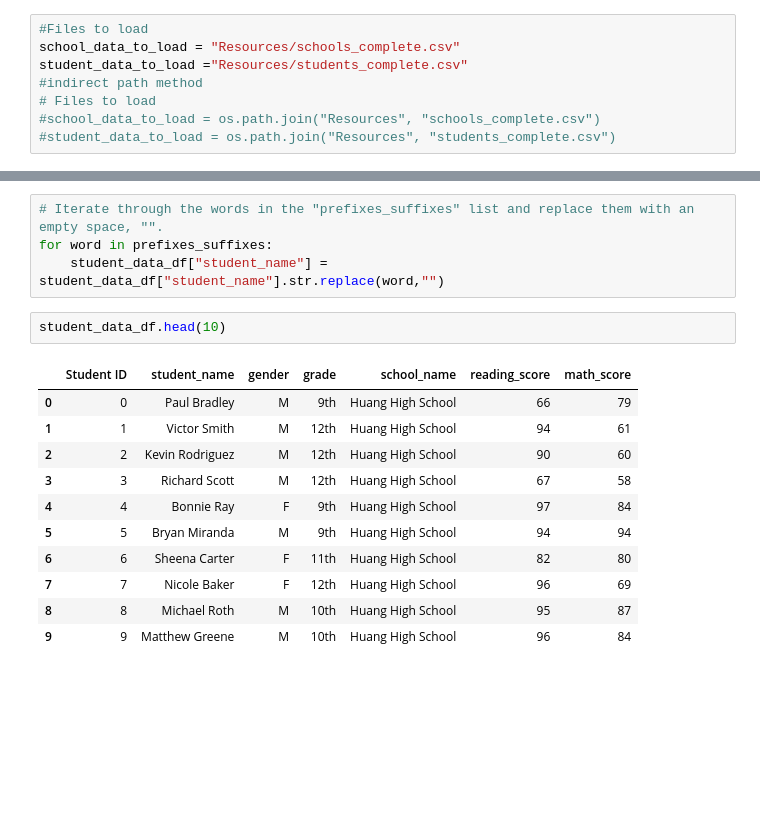
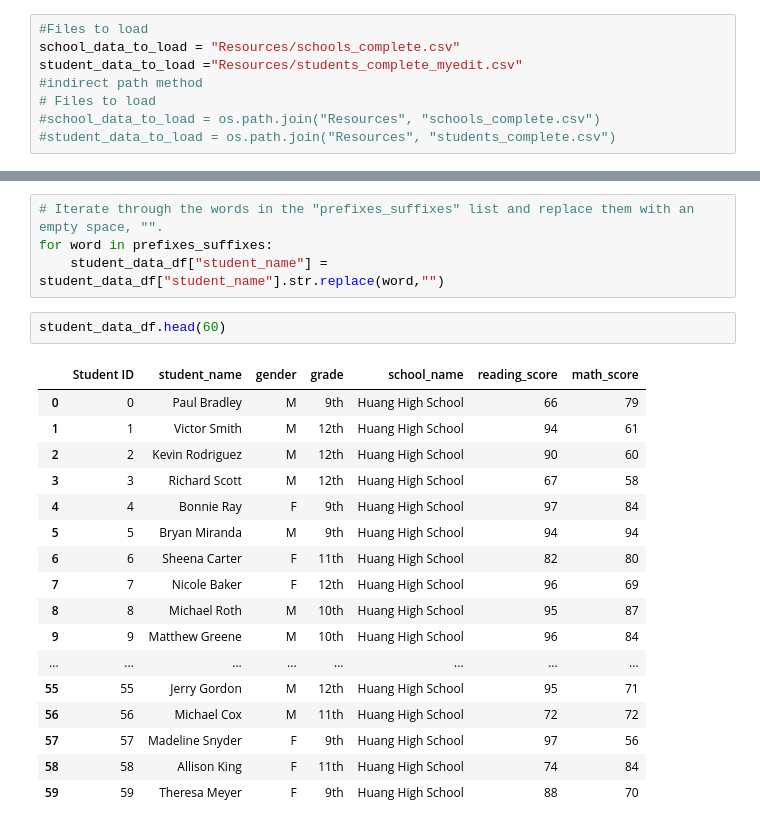
Before and after one commit to Ariannatopbjerg/School_District_Analysis, a Jupyter notebook: PyCitySchools.ipynb, the cells around one changed output, grey strips where cells are left out. Saved outputs shown, nothing was run; the diff lists cells and outputs as text; blank space fills up the shorter version.

```diff
--- a/PyCitySchools.ipynb
+++ b/PyCitySchools.ipynb
@@ -8,7 +8,7 @@ import os
 # %%
 #Files to load
 school_data_to_load = "Resources/schools_complete.csv"
-student_data_to_load ="Resources/students_complete.csv"
+student_data_to_load ="Resources/students_complete_myedit.csv"
 #indirect path method
 # Files to load
 #school_data_to_load = os.path.join("Resources", "schools_complete.csv")
@@ -146,16 +148,22 @@ prefixes_suffixes = ["Dr. ", "Mr. ","Ms. ", "Mrs. ", "Miss ",
 for word in prefixes_suffixes:
     student_data_df["student_name"] = student_data_df["student_name"].str.replace(word,"")
 # %%
-student_data_df.head(10)
+student_data_df.head(60)
 # %% [output]
 |  | Student ID | student_name | gender | grade | school_name | reading_score | math_score |
 | 0 | 0 | Paul Bradley | M | 9th | Huang High School | 66 | 79 |
 | 1 | 1 | Victor Smith | M | 12th | Huang High School | 94 | 61 |
 | 2 | 2 | Kevin Rodriguez | M | 12th | Huang High School | 90 | 60 |
 | 3 | 3 | Richard Scott | M | 12th | Huang High School | 67 | 58 |
 | 4 | 4 | Bonnie Ray | F | 9th | Huang High School | 97 | 84 |
 | 5 | 5 | Bryan Miranda | M | 9th | Huang High School | 94 | 94 |
 | 6 | 6 | Sheena Carter | F | 11th | Huang High School | 82 | 80 |
 | 7 | 7 | Nicole Baker | F | 12th | Huang High School | 96 | 69 |
 | 8 | 8 | Michael Roth | M | 10th | Huang High School | 95 | 87 |
 | 9 | 9 | Matthew Greene | M | 10th | Huang High School | 96 | 84 |
+| ... | ... | ... | ... | ... | ... | ... | ... |
+| 55 | 55 | Jerry Gordon | M | 12th | Huang High School | 95 | 71 |
+| 56 | 56 | Michael Cox | M | 11th | Huang High School | 72 | 72 |
+| 57 | 57 | Madeline Snyder | F | 9th | Huang High School | 97 | 56 |
+| 58 | 58 | Allison King | F | 11th | Huang High School | 74 | 84 |
+| 59 | 59 | Theresa Meyer | F | 9th | Huang High School | 88 | 70 |
```
Also changed, not shown: parts of 1 cell of this notebook, 4 other files.
